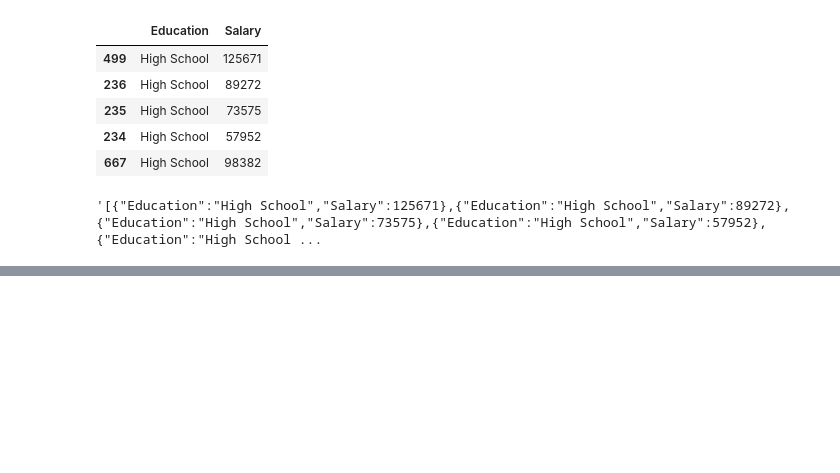
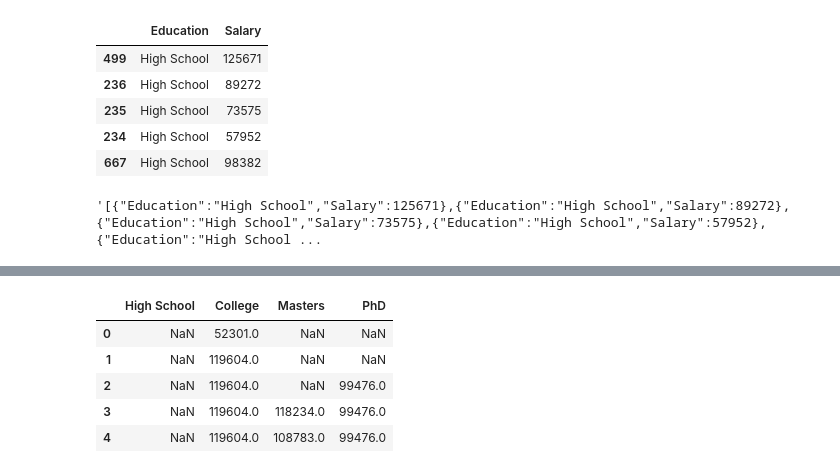
Before and after one commit to Matty-7/Stats401-FinalProject, a Jupyter notebook: RidgeLine/RidgeLine-DataPreprocessing.ipynb, the cells around one changed output, grey strips where cells are left out. Cells and saved outputs as stored; diff of their text form; code cells hidden in the pictures; blank space fills up the shorter version.

```diff
--- a/RidgeLine/RidgeLine-DataPreprocessing.ipynb
+++ b/RidgeLine/RidgeLine-DataPreprocessing.ipynb
@@ -181,0 +202,26 @@ json_preview
+# %%
+# Drop rows where all values are NaN
+pivoted_df.dropna(how='all', inplace=True)
+
+# Fill NaN values by propagating non-NaN values forward within each column
+pivoted_df.fillna(method='ffill', inplace=True)
+
+# Save the compacted DataFrame to CSV and JSON files
+compacted_csv_file_path = 'Compacted_Education_Salary.csv'
+compacted_json_file_path = 'Compacted_Education_Salary.json'
+
+# Save to CSV
+pivoted_df.to_csv(compacted_csv_file_path, index=False)
+
+# Save to JSON
+pivoted_df.to_json(compacted_json_file_path, orient='records')
+
+# Display the first few rows of the compacted DataFrame for verification
+pivoted_df.head()
+# %% [output]
+|  | High School | College | Masters | PhD |
+| 0 | NaN | 52301.0 | NaN | NaN |
+| 1 | NaN | 119604.0 | NaN | NaN |
+| 2 | NaN | 119604.0 | NaN | 99476.0 |
+| 3 | NaN | 119604.0 | 118234.0 | 99476.0 |
+| 4 | NaN | 119604.0 | 108783.0 | 99476.0 |
```
Also changed, not shown: parts of 1 cell of this notebook, 3 other files.
